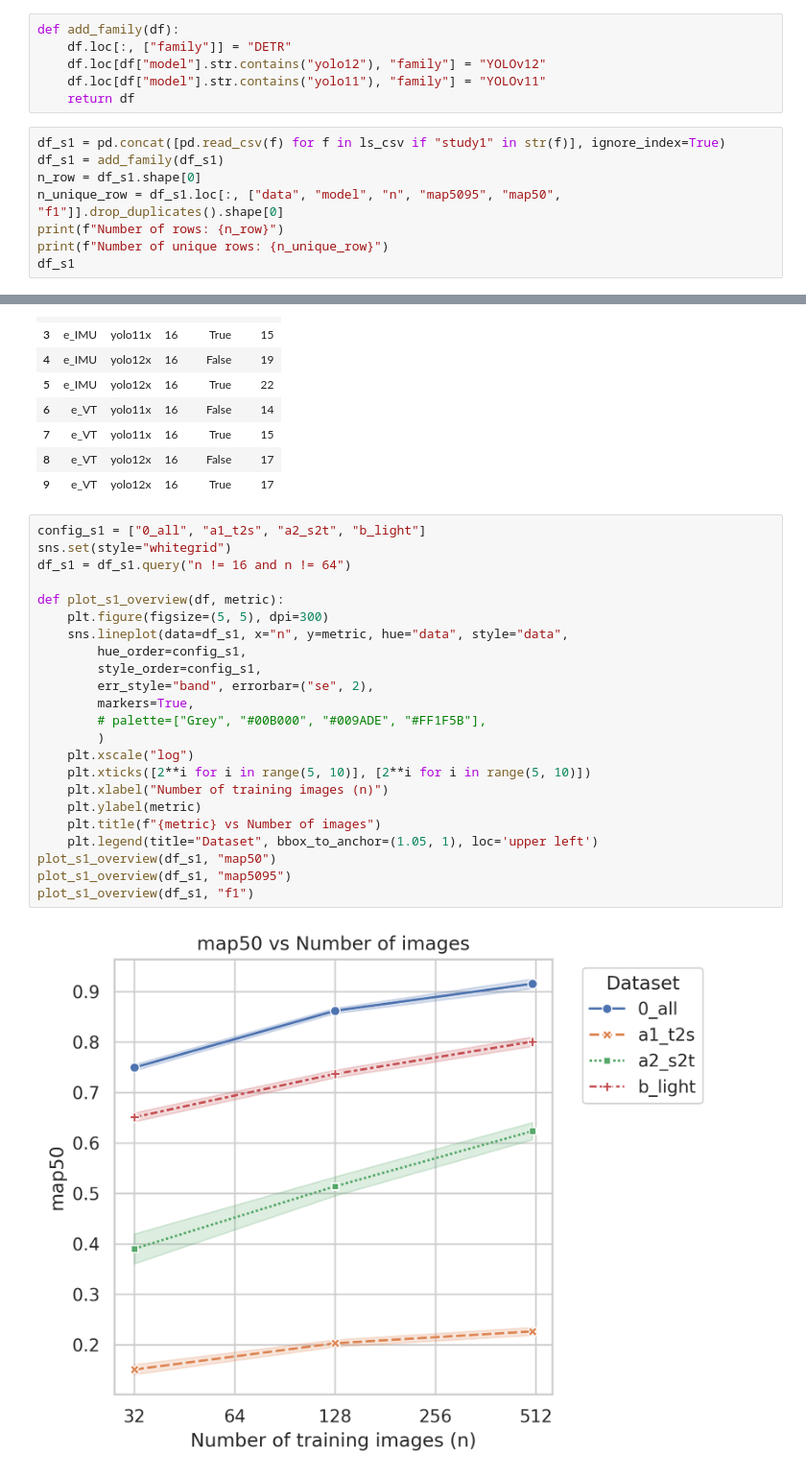
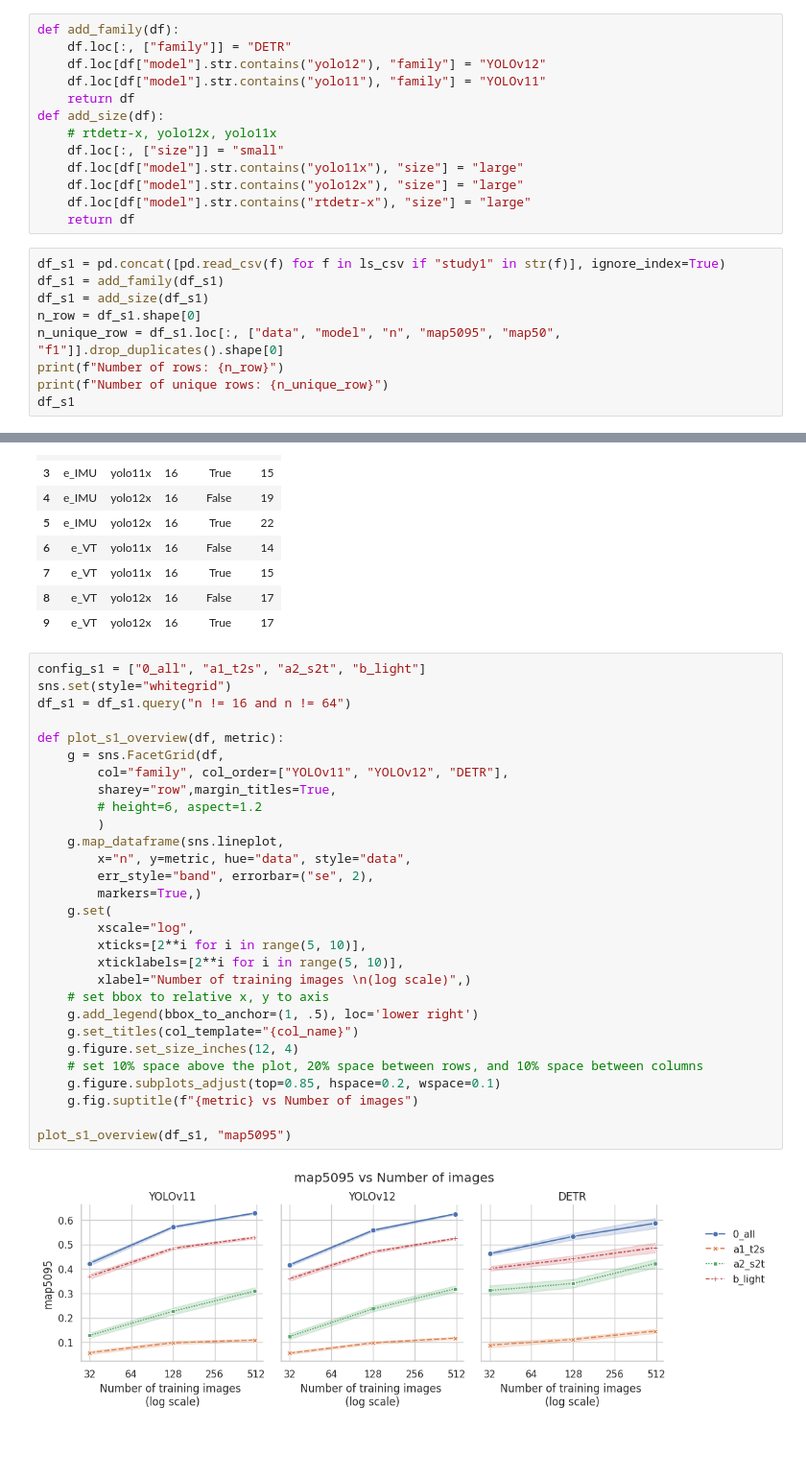
Before and after one commit to Niche-Lab/COLO, a Jupyter notebook: evaluate.ipynb, the cells around one changed output, grey strips where cells are left out. Shown at 96% size. Drawn from its saved outputs; the diff is of its cells as text; blank space fills up the shorter version.

Commit message:
visualization

```diff
--- a/evaluate.ipynb
+++ b/evaluate.ipynb
@@ -46,9 +46,17 @@ def add_family(df):
     df.loc[df["model"].str.contains("yolo12"), "family"] = "YOLOv12"
     df.loc[df["model"].str.contains("yolo11"), "family"] = "YOLOv11"
     return df
+def add_size(df):
+    # rtdetr-x, yolo12x, yolo11x
+    df.loc[:, ["size"]] = "small"
+    df.loc[df["model"].str.contains("yolo11x"), "size"] = "large"
+    df.loc[df["model"].str.contains("yolo12x"), "size"] = "large"
+    df.loc[df["model"].str.contains("rtdetr-x"), "size"] = "large"
+    return df
 # %%
 df_s1 = pd.concat([pd.read_csv(f) for f in ls_csv if "study1" in str(f)], ignore_index=True)
 df_s1 = add_family(df_s1)
+df_s1 = add_size(df_s1)
 n_row = df_s1.shape[0]
 n_unique_row = df_s1.loc[:, ["data", "model", "n", "map5095", "map50", "f1"]].drop_duplicates().shape[0]
 print(f"Number of rows: {n_row}")
@@ -146,25 +153,31 @@ df_s2.query("n==16").groupby(["data", "model", "n", "pretrain"]).size().reset_in
 # %%
 config_s1 = ["0_all", "a1_t2s", "a2_s2t", "b_light"]
 sns.set(style="whitegrid")
 df_s1 = df_s1.query("n != 16 and n != 64")
 
 def plot_s1_overview(df, metric):
-    plt.figure(figsize=(5, 5), dpi=300)
-    sns.lineplot(data=df_s1, x="n", y=metric, hue="data", style="data",
-        hue_order=config_s1,
-        style_order=config_s1,
+    g = sns.FacetGrid(df,
+        col="family", col_order=["YOLOv11", "YOLOv12", "DETR"],
+        sharey="row",margin_titles=True,
+        # height=6, aspect=1.2
+        )
+    g.map_dataframe(sns.lineplot,
+        x="n", y=metric, hue="data", style="data",
         err_style="band", errorbar=("se", 2),
-        markers=True,
-        # palette=["Grey", "#00B000", "#009ADE", "#FF1F5B"],
-        )
-    plt.xscale("log")
-    plt.xticks([2**i for i in range(5, 10)], [2**i for i in range(5, 10)])
-    plt.xlabel("Number of training images (n)")
-    plt.ylabel(metric)
-    plt.title(f"{metric} vs Number of images")
-    plt.legend(title="Dataset", bbox_to_anchor=(1.05, 1), loc='upper left')
-plot_s1_overview(df_s1, "map50")
+        markers=True,)
+    g.set(
+        xscale="log",
+        xticks=[2**i for i in range(5, 10)],
+        xticklabels=[2**i for i in range(5, 10)],
+        xlabel="Number of training images \n(log scale)",)
+    # set bbox to relative x, y to axis
+    g.add_legend(bbox_to_anchor=(1, .5), loc='lower right')
+    g.set_titles(col_template="{col_name}")
+    g.figure.set_size_inches(12, 4)
+    # set 10% space above the plot, 20% space between rows, and 10% space between columns
+    g.figure.subplots_adjust(top=0.85, hspace=0.2, wspace=0.1)
+    g.fig.suptitle(f"{metric} vs Number of images")
+
 plot_s1_overview(df_s1, "map5095")
-plot_s1_overview(df_s1, "f1")
 # %% [output]
-[figure, old version]
+[figure, new version]
```
Also changed, not shown: parts of 8 cells of this notebook, 2 other files.
